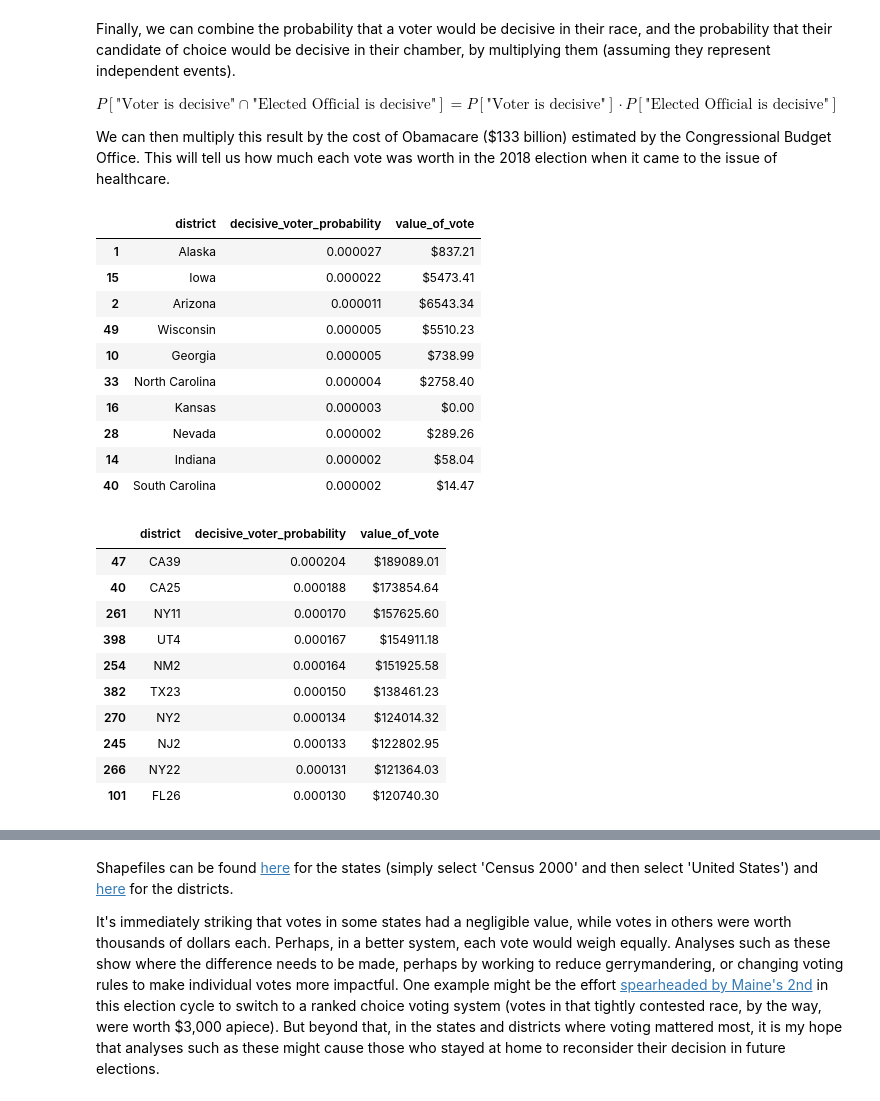
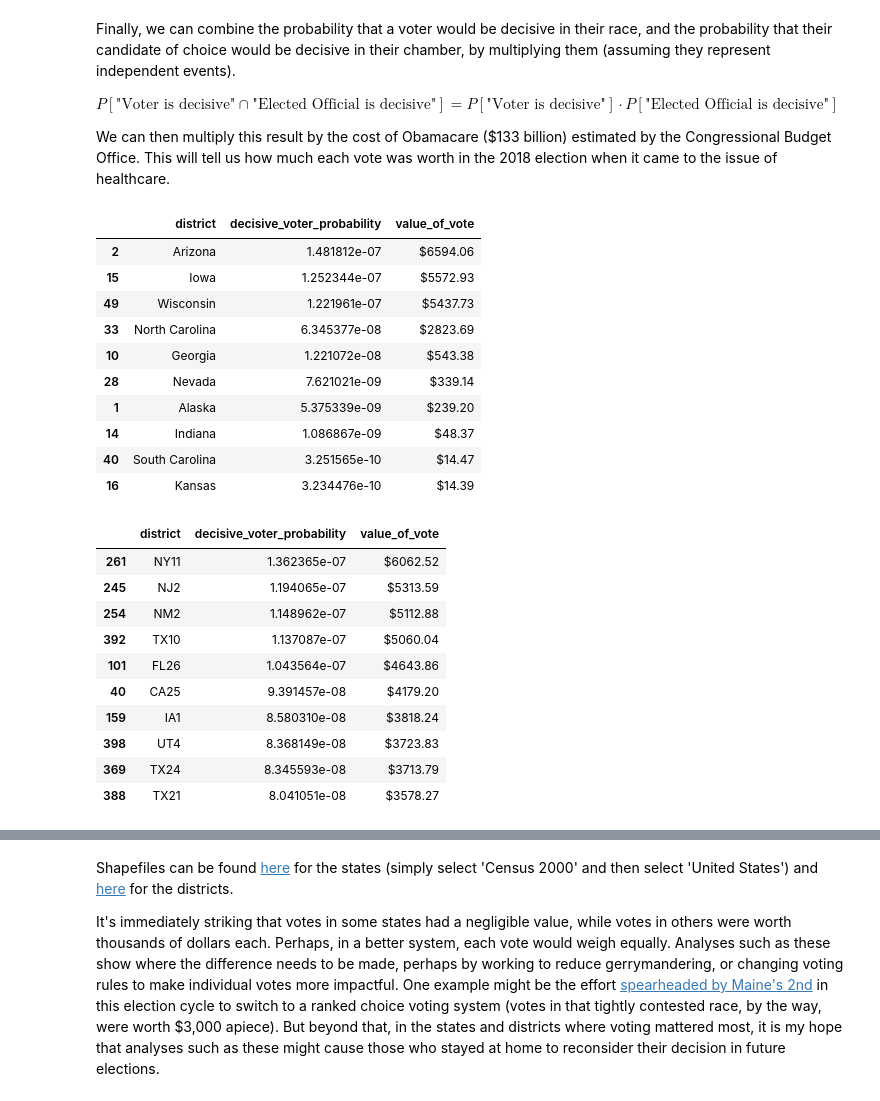
Before and after one commit to edbltn/voter-power, a Jupyter notebook: data_processing/voter_power_analysis.ipynb, the cells around one changed output, grey strips where cells are left out. Saved outputs shown, nothing was run; the diff lists cells and outputs as text; code cells hidden in the pictures.

```diff
--- a/data_processing/voter_power_analysis.ipynb
+++ b/data_processing/voter_power_analysis.ipynb
@@ -122,7 +120,7 @@ def get_tipping_points(ec, ec_diff):
             .rename(columns={'value': 'ec_total'})
         )
     )
-    sorted_ec['ec_diff'] = sorted_ec['ec_total'] - 269
+    sorted_ec['ec_diff'] = sorted_ec['ec_total'] - (sorted_ec.value.sum()/2)
     tipping_points = (
         sorted_ec[(sorted_ec.value > sorted_ec.ec_diff)
                   & (sorted_ec.value > sorted_ec.reverse_total - sorted_ec.value)
@@ -145,8 +143,8 @@ import numpy as np
 import progressbar
 
 sims = 10000
-senate_power = 0
-house_power = 0
+senate_power = defaultdict(lambda: 0)
+house_power = defaultdict(lambda: 0)
 ec_power = defaultdict(lambda: 0)
 
 p = progressbar.ProgressBar(term_width = 80)
@@ -180,9 +178,8 @@ for n in p(range(sims)):
 
     for code in get_tipping_points(ec, ec_diff):
         ec_power[code] += 1 / sims
-
-    if abs(senate_diff) == 1:
-        senate_power += 1 / sims
-    if abs(house_diff) == 1:
-        house_power += 1 / sims
+    for code in get_tipping_points(senate, senate_diff):
+        senate_power[code] += 1 / sims
+    for code in get_tipping_points(house, house_diff):
+        house_power[code] += 1 / sims
 # %% [output]
@@ -238,9 +213,9 @@ for senate_seat, p in senate_seat_probabilities.items():
     if len(senate_seat) > 2:
         continue
     senate_seats['state'].append(state_codes[senate_seat])
-    senate_seats['decisive_voter_probability'].append(p)
+    senate_seats['decisive_voter_probability'].append(p * senate_power[senate_seat])
 
-    value = p * cost * senate_power
+    value = p * cost * senate_power[senate_seat]
     senate_seat_values[state_codes[senate_seat]] = value
     value_string = f'${round(value, 2):.2f}'
     senate_seats['value_of_vote'].append(value_string)
@@ -249,55 +224,55 @@ districts = defaultdict(lambda: [])
 district_values = {}
 for district, p in district_probabilities.items():
     districts['district'].append(district)
-    districts['decisive_voter_probability'].append(p)
+    districts['decisive_voter_probability'].append(p * house_power[district])
 
-    value = p * cost * house_power
+    value = p * cost * house_power[district]
     district_values[district] = value
     value_string = f'${round(value, 2):.2f}'
     districts['value_of_vote'].append(value_string)
 
 ec = defaultdict(lambda: [])
 electors_values = {}
 for electors, p in ec_probabilities.items():
     if len(electors) > 2:
         continue
     ec['district'].append(state_codes[electors])
-    ec['decisive_voter_probability'].append(p)
+    ec['decisive_voter_probability'].append(p * ec_power[electors])
 
     value = p * cost * ec_power[electors]
     electors_values[state_codes[electors]] = value
     value_string = f'${round(value, 2):.2f}'
     ec['value_of_vote'].append(value_string)
 
 
 senate_seats_df = pd.DataFrame.from_dict(senate_seats)
 districts_df = pd.DataFrame.from_dict(districts)
 electors_df = pd.DataFrame.from_dict(ec)
 
 display(electors_df.nlargest(10, 'decisive_voter_probability'))
 display(districts_df.nlargest(10, 'decisive_voter_probability'))
 display(senate_seats_df.nlargest(10, 'decisive_voter_probability'))
 # %% [output]
 |  | district | decisive_voter_probability | value_of_vote |
-| 1 | Alaska | 0.000027 | $837.21 |
-| 15 | Iowa | 0.000022 | $5473.41 |
-| 2 | Arizona | 0.000011 | $6543.34 |
-| 49 | Wisconsin | 0.000005 | $5510.23 |
-| 10 | Georgia | 0.000005 | $738.99 |
-| 33 | North Carolina | 0.000004 | $2758.40 |
-| 16 | Kansas | 0.000003 | $0.00 |
-| 28 | Nevada | 0.000002 | $289.26 |
-| 14 | Indiana | 0.000002 | $58.04 |
-| 40 | South Carolina | 0.000002 | $14.47 |
+| 2 | Arizona | 1.481812e-07 | $6594.06 |
+| 15 | Iowa | 1.252344e-07 | $5572.93 |
+| 49 | Wisconsin | 1.221961e-07 | $5437.73 |
+| 33 | North Carolina | 6.345377e-08 | $2823.69 |
+| 10 | Georgia | 1.221072e-08 | $543.38 |
+| 28 | Nevada | 7.621021e-09 | $339.14 |
+| 1 | Alaska | 5.375339e-09 | $239.20 |
+| 14 | Indiana | 1.086867e-09 | $48.37 |
+| 40 | South Carolina | 3.251565e-10 | $14.47 |
+| 16 | Kansas | 3.234476e-10 | $14.39 |
 |  | district | decisive_voter_probability | value_of_vote |
-| 47 | CA39 | 0.000204 | $189089.01 |
-| 40 | CA25 | 0.000188 | $173854.64 |
-| 261 | NY11 | 0.000170 | $157625.60 |
-| 398 | UT4 | 0.000167 | $154911.18 |
-| 254 | NM2 | 0.000164 | $151925.58 |
-| 382 | TX23 | 0.000150 | $138461.23 |
-| 270 | NY2 | 0.000134 | $124014.32 |
-| 245 | NJ2 | 0.000133 | $122802.95 |
-| 266 | NY22 | 0.000131 | $121364.03 |
-| 101 | FL26 | 0.000130 | $120740.30 |
+| 261 | NY11 | 1.362365e-07 | $6062.52 |
+| 245 | NJ2 | 1.194065e-07 | $5313.59 |
+| 254 | NM2 | 1.148962e-07 | $5112.88 |
+| 392 | TX10 | 1.137087e-07 | $5060.04 |
+| 101 | FL26 | 1.043564e-07 | $4643.86 |
+| 40 | CA25 | 9.391457e-08 | $4179.20 |
+| 159 | IA1 | 8.580310e-08 | $3818.24 |
+| 398 | UT4 | 8.368149e-08 | $3723.83 |
+| 369 | TX24 | 8.345593e-08 | $3713.79 |
+| 388 | TX21 | 8.041051e-08 | $3578.27 |
 |  | state | decisive_voter_probability | value_of_vote |
```
Also changed, not shown: parts of 12 cells of this notebook.
